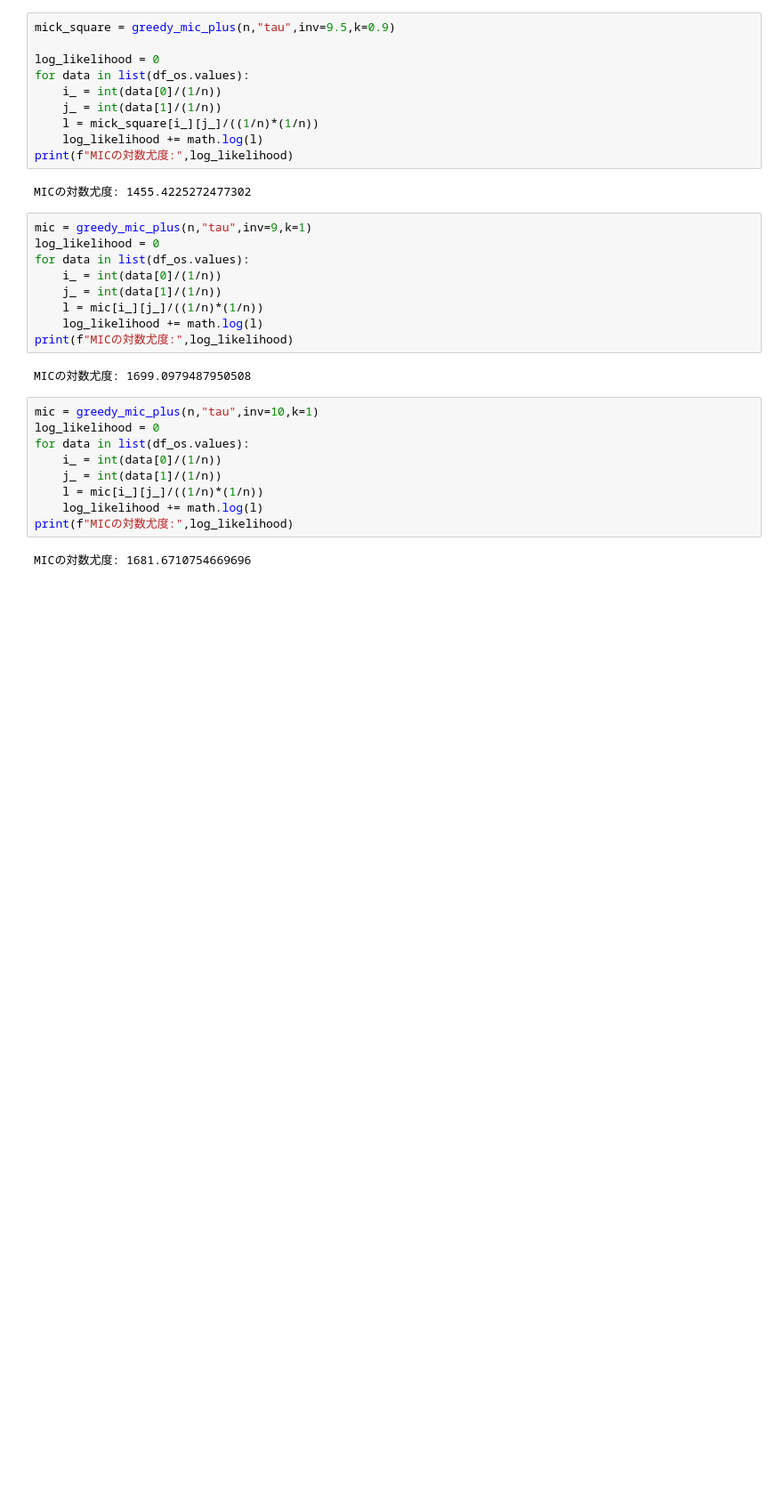
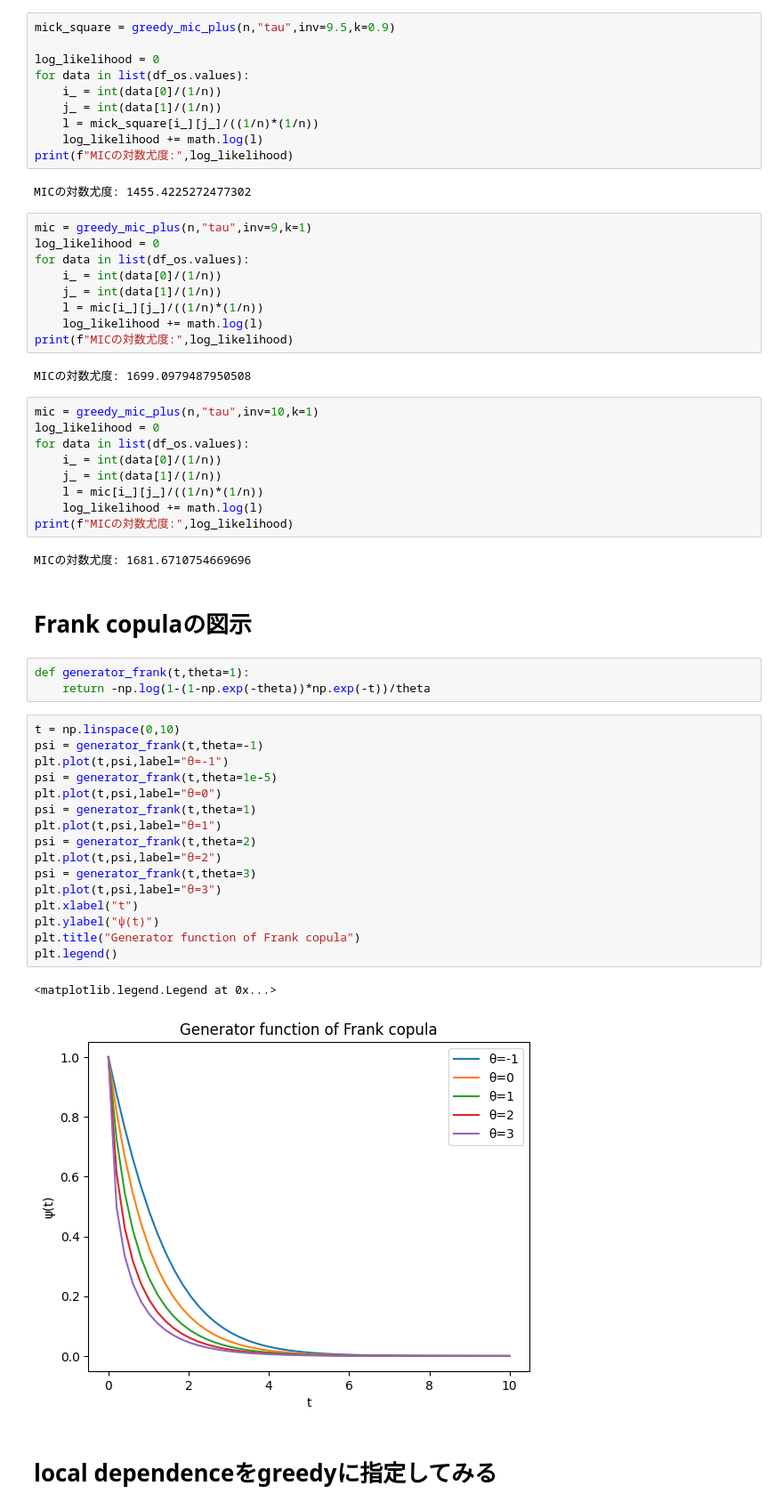
Before and after one commit to stardust-coder/minimum-information-copula, a Jupyter notebook: sample/extended_frank_family.ipynb, the cells around one changed output. Shown at 89% size. Drawn from its saved outputs; the diff is of its cells as text; blank space fills up the shorter version.

```diff
--- a/sample/extended_frank_family.ipynb
+++ b/sample/extended_frank_family.ipynb
@@ -285,3 +290,29 @@ for data in list(df_os.values):
 print(f"MICの対数尤度:",log_likelihood)
 # %% [output]
 MICの対数尤度: 1681.6710754669696
+# %% [markdown]
+# Frank copulaの図示
+# %%
+def generator_frank(t,theta=1):
+    return -np.log(1-(1-np.exp(-theta))*np.exp(-t))/theta
+# %%
+t = np.linspace(0,10)
+psi = generator_frank(t,theta=-1)
+plt.plot(t,psi,label="θ=-1")
+psi = generator_frank(t,theta=1e-5)
+plt.plot(t,psi,label="θ=0")
+psi = generator_frank(t,theta=1)
+plt.plot(t,psi,label="θ=1")
+psi = generator_frank(t,theta=2)
+plt.plot(t,psi,label="θ=2")
+psi = generator_frank(t,theta=3)
+plt.plot(t,psi,label="θ=3")
+plt.xlabel("t")
+plt.ylabel("ψ(t)")
+plt.title("Generator function of Frank copula")
+plt.legend()
+# %% [output]
+<matplotlib.legend.Legend at 0x...>
+[figure, added]
+# %% [markdown]
+# local dependenceをgreedyに指定してみる
```
Also changed, not shown: parts of 22 cells of this notebook, 4 other files.
